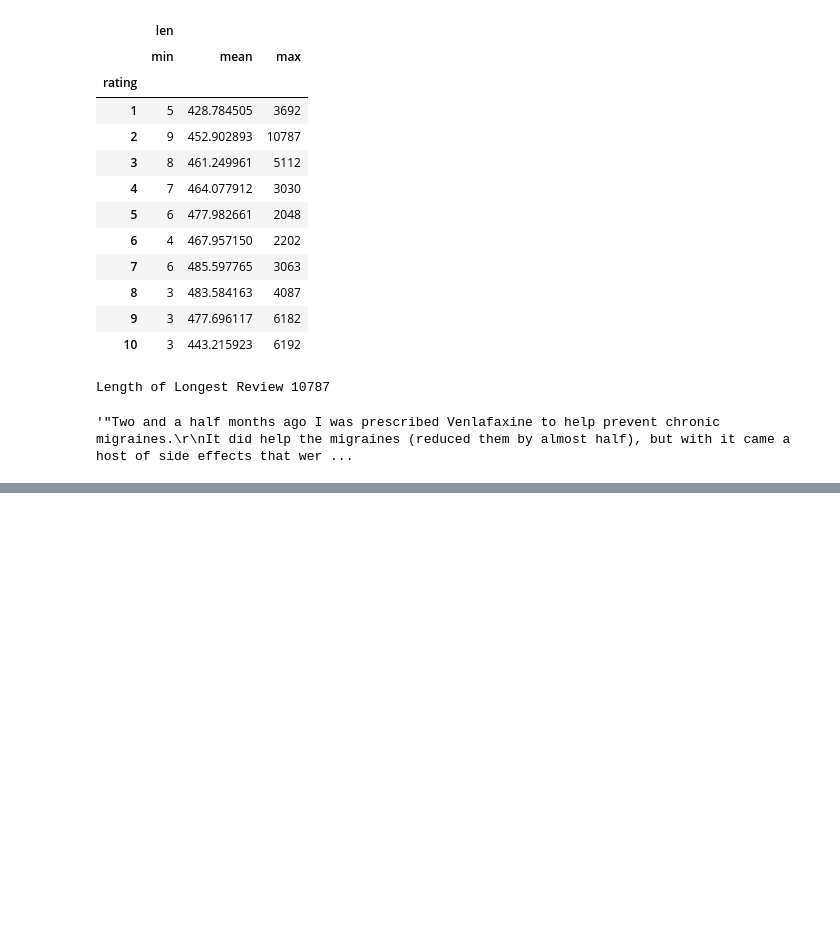
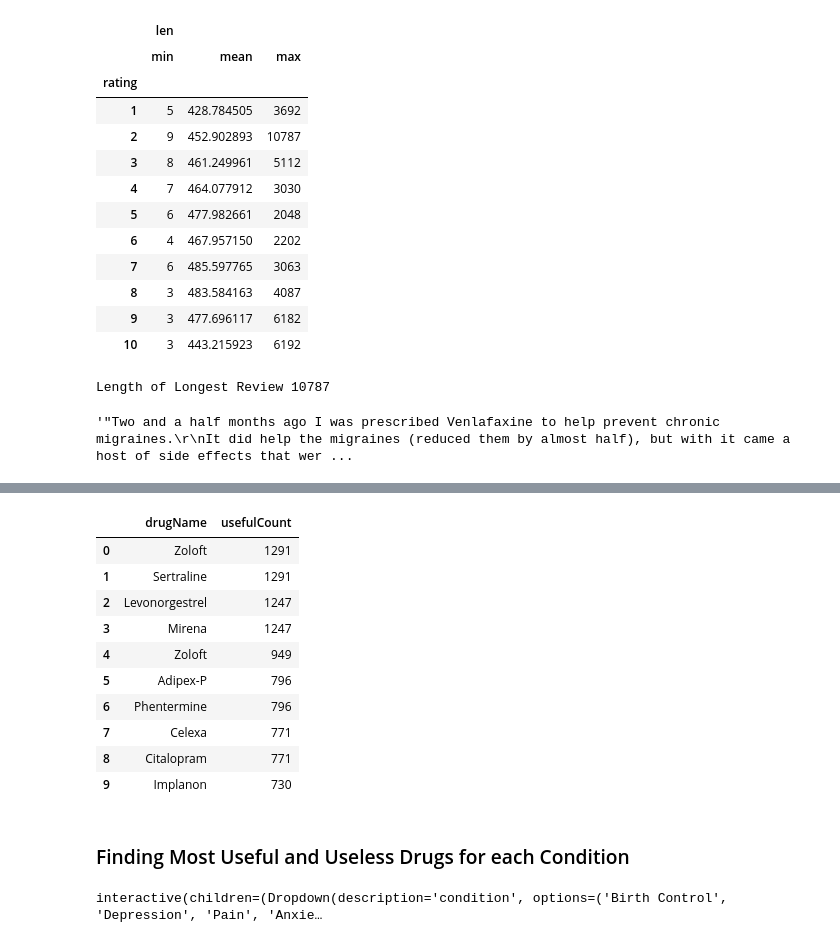
Before and after one commit to ElbrusGasim/Data_Science, a Jupyter notebook: NLP.ipynb, the cells around one changed output, grey strips where cells are left out. Saved outputs shown, nothing was run; the diff lists cells and outputs as text; code cells hidden in the pictures; blank space fills up the shorter version.

```diff
--- a/NLP.ipynb
+++ b/NLP.ipynb
@@ -189,0 +371,19 @@ Length of Longest Review 10787
+# %%
+# lets check Drugs, which were useful to Highest Number of Poeple
+data[['drugName','usefulCount']][data['usefulCount'] >
+                    data['usefulCount'].mean()].sort_values(by = 'usefulCount',
+                                        ascending = False).head(10).reset_index(drop = True)
+# %% [output]
+|  | drugName | usefulCount |
+| 0 | Zoloft | 1291 |
+| 1 | Sertraline | 1291 |
+| 2 | Levonorgestrel | 1247 |
+| 3 | Mirena | 1247 |
+| 4 | Zoloft | 949 |
+| 5 | Adipex-P | 796 |
+| 6 | Phentermine | 796 |
+| 7 | Celexa | 771 |
+| 8 | Citalopram | 771 |
+| 9 | Implanon | 730 |
+# %% [markdown]
+### Finding Most Useful and Useless Drugs for each Condition
@@ -189,0 +393,13 @@ Length of Longest Review 10787
+# %%
+# lets find the Highest and Lowest Rated Drugs for each Condition
+
+@interact
+def high_low_rate(condition = list(data['condition'].value_counts().index)):
+    print("\n Top 5 Drugs")
+    print(data[data['condition'] == condition][['drugName','usefulness']].sort_values(by = 'usefulness',
+                                                 ascending = False).head().reset_index(drop = True))
+    print("\n\n Bottom 5 Drugs")
+    print(data[data['condition'] == condition][['drugName','usefulness']].sort_values(by = 'usefulness',
+                                                 ascending = True).head().reset_index(drop = True))
+# %% [output]
+interactive(children=(Dropdown(description='condition', options=('Birth Control', 'Depression', 'Pain', 'Anxie…
```
Also changed, not shown: parts of 17 cells of this notebook.
